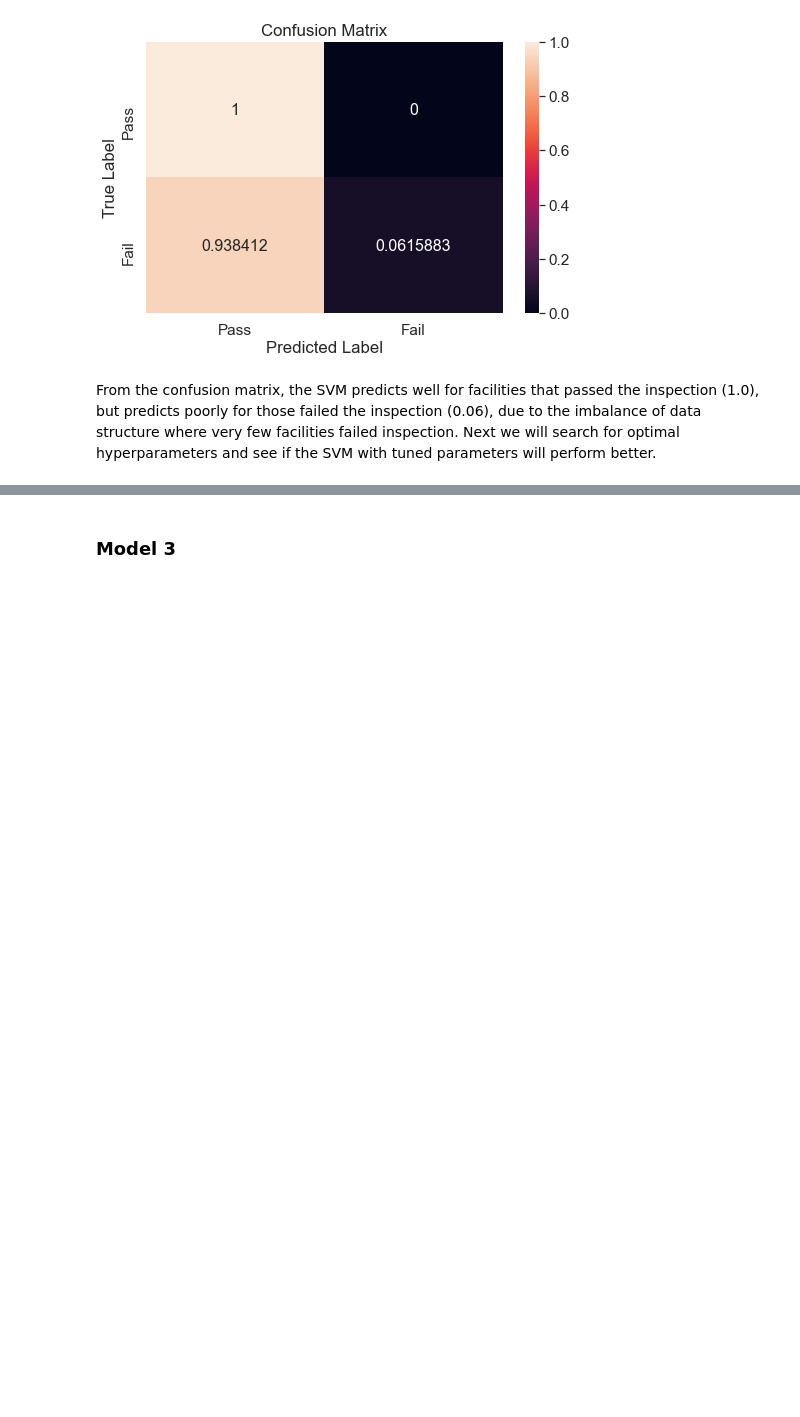
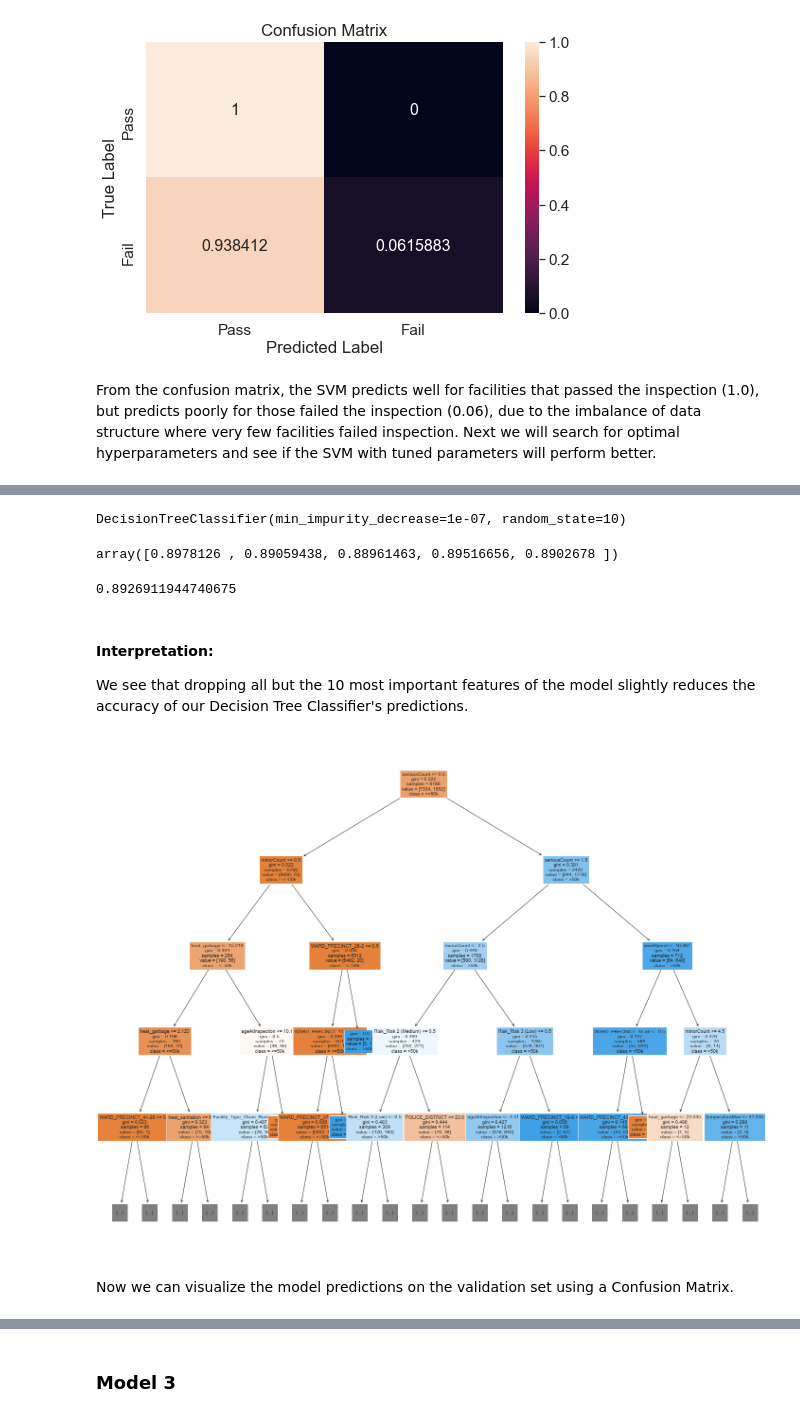
Before and after one commit to Luyi2/CSS_Project3_Team5_Fall2021, a Jupyter notebook: Project 3_Group-5.ipynb, the cells around one changed output, grey strips where cells are left out. Drawn from its saved outputs; the diff is of its cells as text; code cells hidden in the pictures; blank space fills up the shorter version.

```diff
--- a/Project 3_Group-5.ipynb
+++ b/Project 3_Group-5.ipynb
@@ -323,0 +376,5 @@ print('validation RMSE', rmse(svm_pred, y_validate))
+# %%
+# Create a list with the top 10 features for the Decision Tree Classifier
+dt_feature_df = feat_importances.nlargest(10, 'Importance')
+dt_feature_list = list(dt_feature_df["Feature"])
+dt_feature_list
@@ -323,0 +392,4 @@ print('validation RMSE', rmse(svm_pred, y_validate))
+# %%
+# Reduce dataset X to include only the select 10 features
+reduced_X = X[dt_feature_list]
+reduced_X.head()
@@ -323,0 +404,10 @@ print('validation RMSE', rmse(svm_pred, y_validate))
+# %%
+# split the reduced data into training and test set
+reduced_X_train, reduced_X_test, reduced_y_train, reduced_y_test = train_test_split(reduced_X, y, train_size=0.80, test_size=0.20)
+#split reduced training data into training and validation data
+reduced_X_train, reduced_X_validate, reduced_y_train, reduced_y_validate = train_test_split(reduced_X_train, reduced_y_train, train_size=0.75, test_size=0.25)
+# %%
+# Re-fit the Decision Tree Classifier on reduced data
+dt_classifier.fit(reduced_X_train, reduced_y_train)
+# %% [output]
+DecisionTreeClassifier(min_impurity_decrease=1e-07, random_state=10)
@@ -323,0 +417,26 @@ print('validation RMSE', rmse(svm_pred, y_validate))
+# %%
+scores
+# %% [output]
+array([0.8978126 , 0.89059438, 0.88961463, 0.89516656, 0.8902678 ])
+# %%
+scores.mean()
+# %% [output]
+0.8926911944740675
+# %% [markdown]
+#### Interpretation:
+We see that dropping all but the 10 most important features of the model slightly reduces the accuracy of our Decision Tree Classifier's predictions.
+# %%
+# To visualize our Decision Tree Classifier model on the original data set
+dt_classifier.fit(X_train, y_train)
+
+fig = plt.figure(figsize=(25,20))
+_ = tree.plot_tree(dt_classifier,
+                   feature_names=X.columns,
+                   class_names=["<=50k", ">50k"],
+                   filled=True,
+                  fontsize = 10,
+                  max_depth = 4)
+# %% [output]
+[figure, added]
+# %% [markdown]
+Now we can visualize the model predictions on the validation set using a Confusion Matrix.
```
Also changed, not shown: parts of 24 cells of this notebook.
